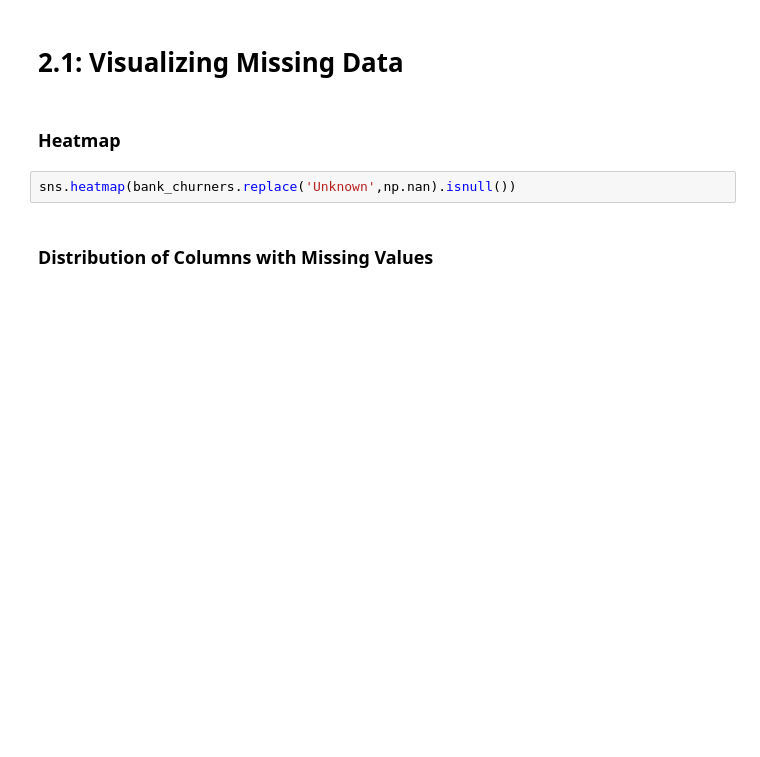
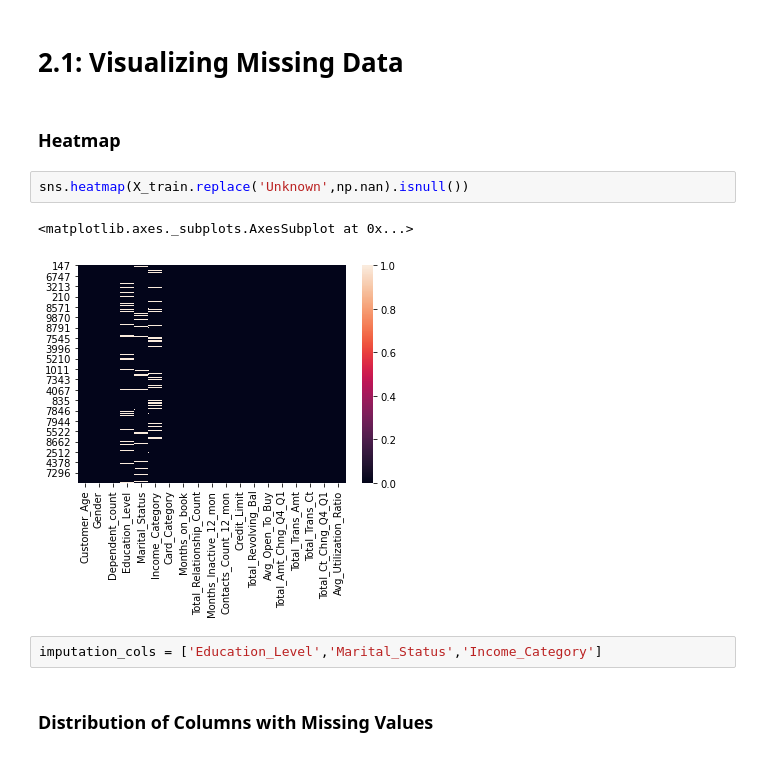
Before and after one commit to mikhaelamartin/Zaful-Classification, a Jupyter notebook: Bank-Churn/Bank Churner.ipynb, the cells around one changed output. Drawn from its saved outputs; the diff is of its cells as text; blank space fills up the shorter version.

```diff
--- a/Bank-Churn/Bank Churner.ipynb
+++ b/Bank-Churn/Bank Churner.ipynb
@@ -244,7 +361,12 @@ print('Percentage Unknown Variables:', np.round(len(bank_churners[bank_churners.
 # %% [markdown]
 ### Heatmap
 # %%
-sns.heatmap(bank_churners.replace('Unknown',np.nan).isnull())
+sns.heatmap(X_train.replace('Unknown',np.nan).isnull())
+# %% [output]
+<matplotlib.axes._subplots.AxesSubplot at 0x...>
+[figure, added]
+# %%
+imputation_cols = ['Education_Level','Marital_Status','Income_Category']
 # %% [markdown]
 ### Distribution of Columns with Missing Values
 # %%
```
Also changed, not shown: parts of 220 cells of this notebook, 4 other files.
